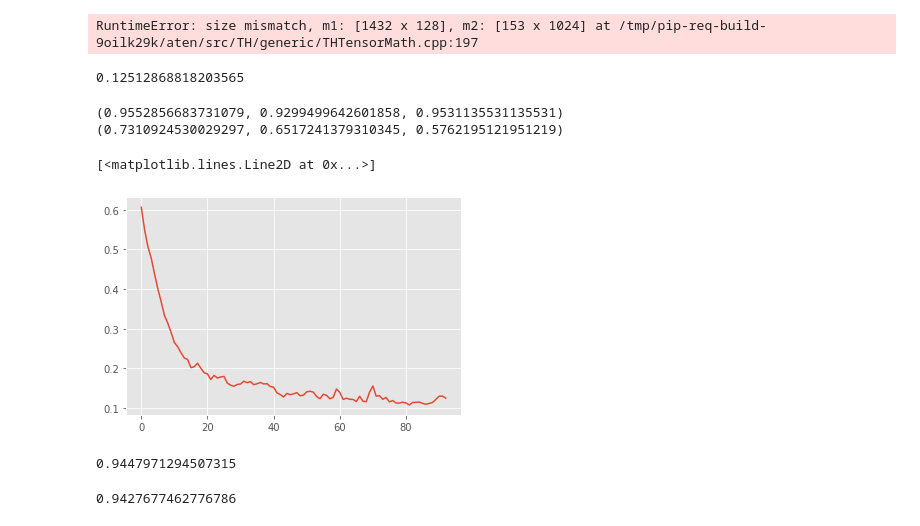
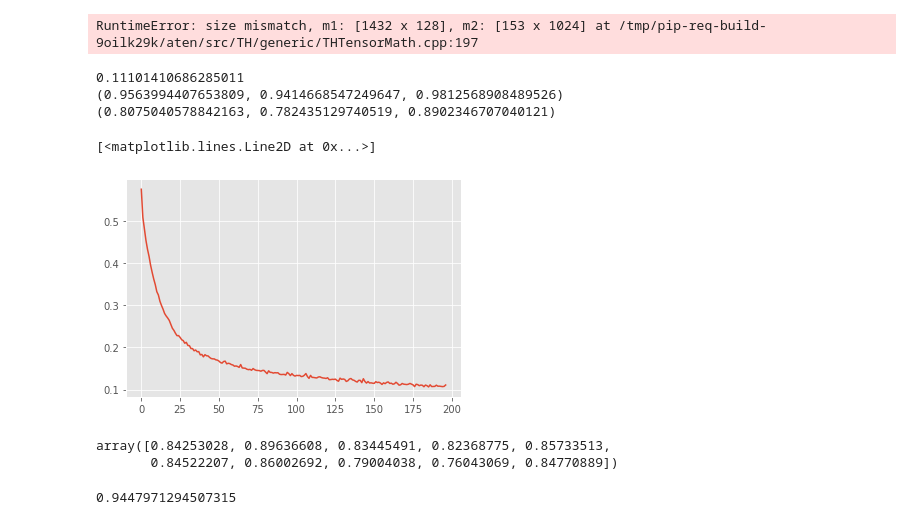
Before and after one commit to binglesley/Project-90106-G28, a Jupyter notebook: Raelene/research_data_nn_BCELoss.ipynb, the cells around one changed output. Cells and saved outputs as stored; diff of their text form; code cells hidden in the pictures.

```diff
--- a/Raelene/research_data_nn_BCELoss.ipynb
+++ b/Raelene/research_data_nn_BCELoss.ipynb
@@ -33,8 +33,8 @@ device = torch.device("cuda" if torch.cuda.is_available() else "cpu")
 # 1. Pre-process dataset
 # %%
 ## reading clean data
-raw = pd.read_csv('cleaned-8-Oct-bing.csv')
-raw = raw.drop(['oppo_busi','fac_oppo', 'oppo_Industry'],axis=1)
+raw = pd.read_csv('cleaned-12-Oct.csv')
+#raw = raw.drop(['oppo_busi','fac_oppo', 'oppo_Industry'],axis=1)
 raw
 # %% [output]
 |  | StageName | RecordType.Name | RICE_Supported__c | Lead_Faculty__c | Lead_School__c | Parent_Opportunity__c | ... |
@@ -715,7 +548,7 @@ prediction = model(Variable(predict_x))
 # %% [output]
 RuntimeError: size mismatch, m1: [1432 x 128], m2: [153 x 1024] at /tmp/pip-req-build-9oilk29k/aten/src/TH/generic/THTensorMath.cpp:197
 # %%
-def eval_metrics(ouputs,labels):
+def eval_metrics(outputs,labels):
     accuracy = torch.mean(torch.eq(outputs, labels).float()).item()
 
     target_true = torch.sum(labels == 1).float()
@@ -728,28 +561,30 @@ def eval_metrics(ouputs,labels):
 # %%
 from sklearn.neural_network import MLPClassifier
 
-clf = MLPClassifier(hidden_layer_sizes=(1024,1024,1024,1024,1024,1024,1024,1024),batch_size=84)
+clf = MLPClassifier(hidden_layer_sizes=(1024),batch_size=64)
 clf.fit(x_train, y_train)
 print(clf.loss_)
 train_pred = clf.predict(x_train)
 print(eval_metrics(torch.tensor(train_pred),torch.tensor(y_train)))
 dev_pred = clf.predict(x_dev)
 print(eval_metrics(torch.tensor(dev_pred),torch.tensor(y_dev)))
 plt.plot(clf.loss_curve_)
 # %% [output]
-0.12512868818203565
+0.11101410686285011
+(0.9563994407653809, 0.9414668547249647, 0.9812568908489526)
+(0.8075040578842163, 0.782435129740519, 0.8902346707040121)
-(0.9552856683731079, 0.9299499642601858, 0.9531135531135531)
-(0.7310924530029297, 0.6517241379310345, 0.5762195121951219)
+[<matplotlib.lines.Line2D at 0x...>]
-[<matplotlib.lines.Line2D at 0x...>]
-[figure, old version]
+[figure, new version]
+# %%
+from sklearn.model_selection import cross_val_score
+cross_val_score(estimator=clf, X=x, y=y, cv=10,scoring="accuracy")
+# %% [output]
+array([0.84253028, 0.89636608, 0.83445491, 0.82368775, 0.85733513,
+       0.84522207, 0.86002692, 0.79004038, 0.76043069, 0.84770889])
 # %%
 clf.score(x_train, y_train)
 # %% [output]
 0.9447971294507315
-# %%
-clf.score(x_train, y_train,sample_weight=weights)
-# %% [output]
-0.9427677462776786
 # %%
 clf.intercepts_
 # %% [output]
```
Also changed, not shown: parts of 4 cells of this notebook, 7 other files.
